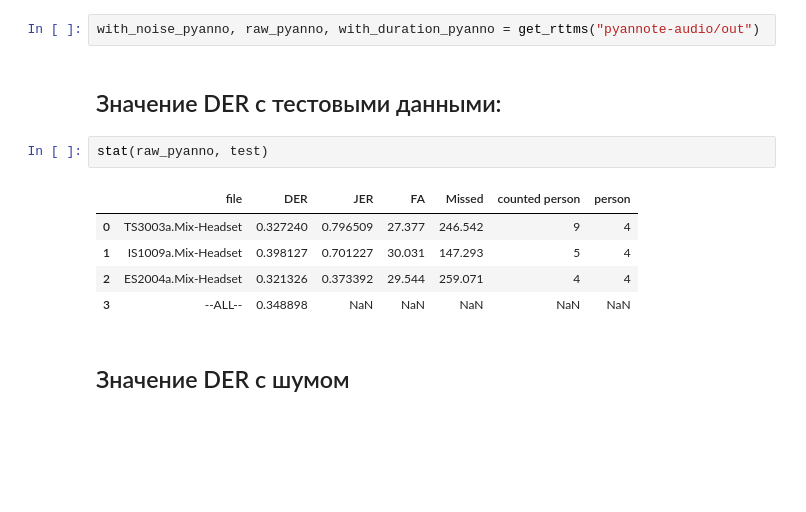
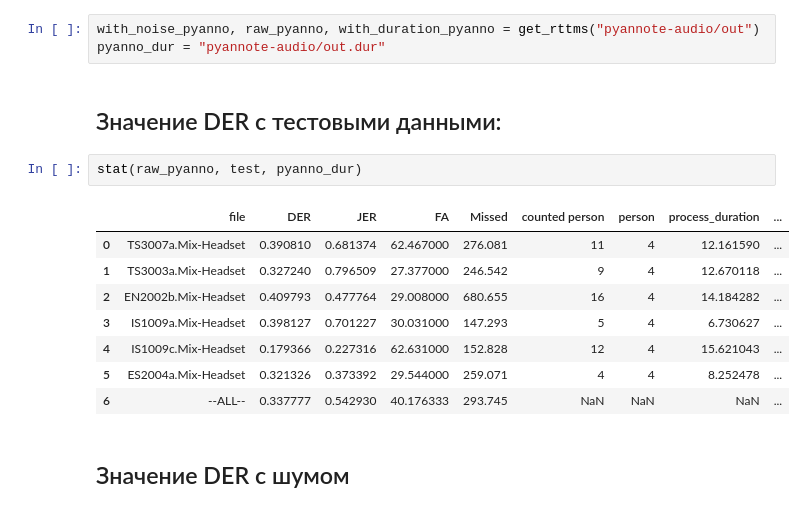
Before and after one commit to NikitaSUAI/DeepLom, a Jupyter notebook: show_statistics.ipynb, the cells around one changed output. Cells and saved outputs as stored; diff of their text form; blank space fills up the shorter version.

```diff
--- a/show_statistics.ipynb
+++ b/show_statistics.ipynb
@@ -4,16 +4,20 @@ from util import delete_noise_name, delete_duration_name, get_mult, shrink, stat
 # Для начала посмотрим как справляется Pyannote-audio
 # %%
 with_noise_pyanno, raw_pyanno, with_duration_pyanno = get_rttms("pyannote-audio/out")
+pyanno_dur = "pyannote-audio/out.dur"
 # %% [markdown]
 ## Значение DER с тестовыми данными:
 # %%
-stat(raw_pyanno, test)
+stat(raw_pyanno, test, pyanno_dur)
 # %% [output]
-|  | file | DER | JER | FA | Missed | counted person | person |
-| 0 | TS3003a.Mix-Headset | 0.327240 | 0.796509 | 27.377 | 246.542 | 9 | 4 |
-| 1 | IS1009a.Mix-Headset | 0.398127 | 0.701227 | 30.031 | 147.293 | 5 | 4 |
-| 2 | ES2004a.Mix-Headset | 0.321326 | 0.373392 | 29.544 | 259.071 | 4 | 4 |
-| 3 | --ALL-- | 0.348898 | NaN | NaN | NaN | NaN | NaN |
+|  | file | DER | JER | FA | Missed | counted person | person | process_duration | ... |
+| 0 | TS3007a.Mix-Headset | 0.390810 | 0.681374 | 62.467000 | 276.081 | 11 | 4 | 12.161590 | ... |
+| 1 | TS3003a.Mix-Headset | 0.327240 | 0.796509 | 27.377000 | 246.542 | 9 | 4 | 12.670118 | ... |
+| 2 | EN2002b.Mix-Headset | 0.409793 | 0.477764 | 29.008000 | 680.655 | 16 | 4 | 14.184282 | ... |
+| 3 | IS1009a.Mix-Headset | 0.398127 | 0.701227 | 30.031000 | 147.293 | 5 | 4 | 6.730627 | ... |
+| 4 | IS1009c.Mix-Headset | 0.179366 | 0.227316 | 62.631000 | 152.828 | 12 | 4 | 15.621043 | ... |
+| 5 | ES2004a.Mix-Headset | 0.321326 | 0.373392 | 29.544000 | 259.071 | 4 | 4 | 8.252478 | ... |
+| 6 | --ALL-- | 0.337777 | 0.542930 | 40.176333 | 293.745 | NaN | NaN | NaN | ... |
 # %% [markdown]
 ## Значение DER с шумом
 # %%
```
Also changed, not shown: parts of 9 cells of this notebook, 55 other files.
